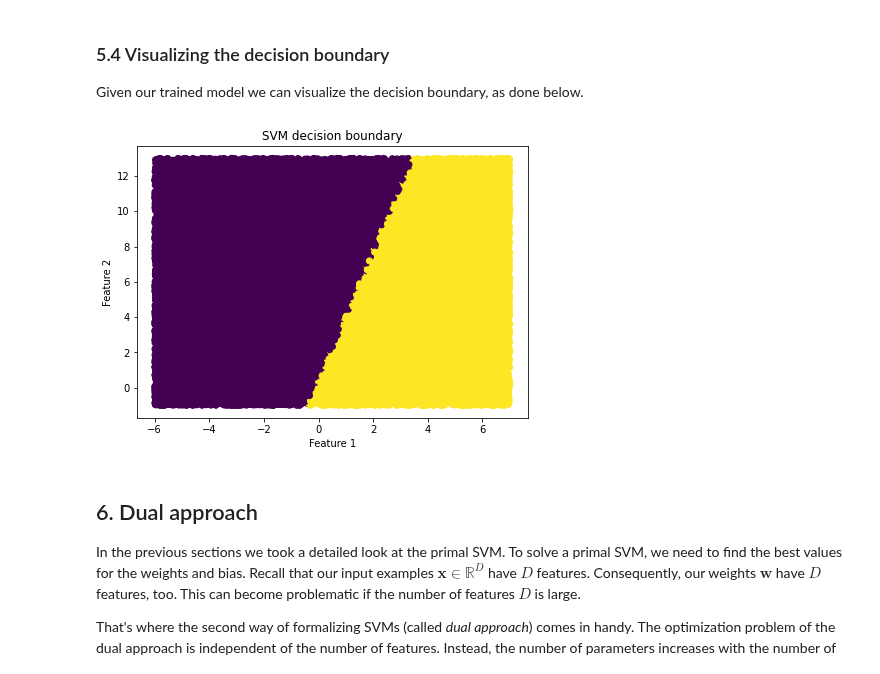
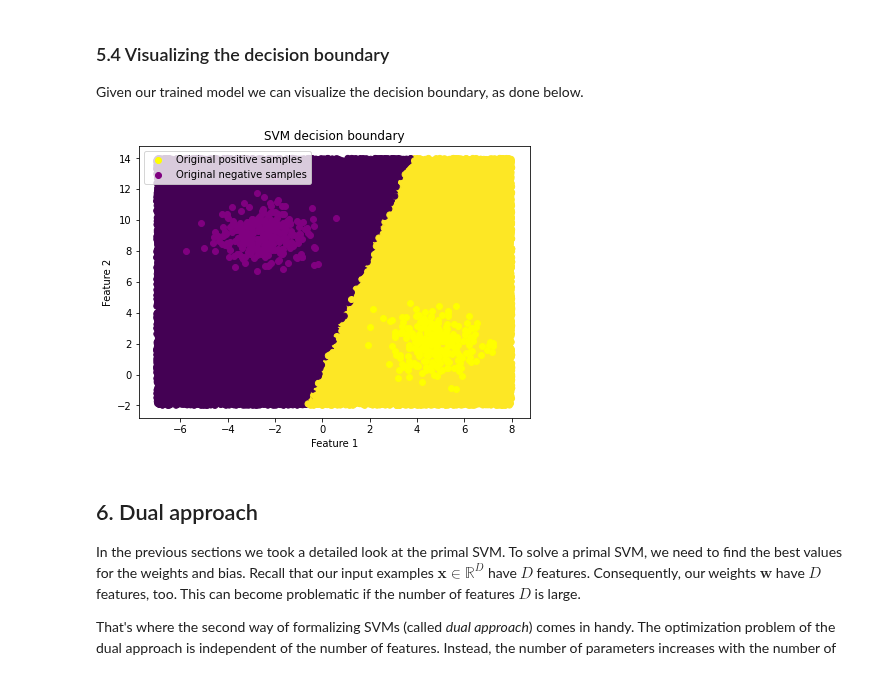
Before and after one commit to zotroneneis/machine_learning_basics, a Jupyter notebook: support_vector_machines.ipynb, the cells around one changed output. Drawn from its saved outputs; the diff is of its cells as text; code cells hidden in the pictures.

Commit message:
(fix): Several mistakes corrected, decision boundary plot improved

```diff
--- a/support_vector_machines.ipynb
+++ b/support_vector_machines.ipynb
@@ -255,22 +255,22 @@ from sklearn.datasets import make_blobs
 from sklearn.model_selection import train_test_split
 import matplotlib.pyplot as plt
 
-features, targets = make_blobs(n_samples=600, centers=2, n_features=2, random_state=42)
+data_features, data_targets = make_blobs(n_samples=600, centers=2, n_features=2, random_state=42)
 
 # The function outputs targets 0 and 1 so we need to convert targets 0 to -1
-transformed_targets = [-1 if t == 0 else +1 for t in targets]
+transformed_data_targets = [-1 if t == 0 else +1 for t in data_targets]
 
 # Plot the dataset
 plt.figure(figsize=(8, 6))
-plt.scatter(features[:, 0], features[:, 1], c = transformed_targets)
+plt.scatter(data_features[:, 0], data_features[:, 1], c = transformed_data_targets)
 plt.title("Toy dataset")
 plt.ylabel("Feature 2")
 plt.xlabel("Feature 1")
 plt.show()
 
 # Split data into training and test set
-features_train, features_test, labels_train, labels_test = train_test_split(features,
-                                                                              transformed_targets,
+features_train, features_test, labels_train, labels_test = train_test_split(data_features,
+                                                                              transformed_data_targets,
                                                                               test_size = 0.3)
 # %% [output]
 [figure]
@@ -457,23 +457,33 @@ Given our trained model we can visualize the decision boundary, as done below.
 # %%
 import numpy as np
 
 # Create dataset for visualization
 size=40000
-feat_1 = np.random.uniform(low=-6, high=7, size=size)
-feat_2 = np.random.uniform(low=-1, high=13, size=size)
+feat_1 = np.random.uniform(low=-7, high=8, size=size)
+feat_2 = np.random.uniform(low=-2, high=14, size=size)
 features_vis = np.column_stack((feat_1, feat_2))
 
 labels_vis = svm.predict(features_vis)
 
 # Plot the decision boundary
 plt.figure(figsize=(7, 5))
 plt.scatter(features_vis[:, 0], features_vis[:, 1], c = labels_vis)
+# Plot original dataset
+positive_samples = [idx for idx in range(len(transformed_data_targets)) if transformed_data_targets[idx] == +1]
+negative_samples = [idx for idx in range(len(transformed_data_targets)) if transformed_data_targets[idx] == -1]
+plt.scatter(data_features[positive_samples, 0],
+            data_features[positive_samples, 1],
+            c="yellow", label="Original positive samples")
+plt.scatter(data_features[negative_samples, 0],
+            data_features[negative_samples, 1],
+            c="purple", label="Original negative samples")
 plt.title("SVM decision boundary")
 plt.ylabel("Feature 2")
 plt.xlabel("Feature 1")
+plt.legend(loc=2)
 plt.show()
 # %% [output]
-[figure, old version]
+[figure, new version]
 # %% [markdown]
 ## 6. Dual approach <a class="anchor" id="dual-approach"></a>
 
```
Also changed, not shown: parts of 7 cells of this notebook.
